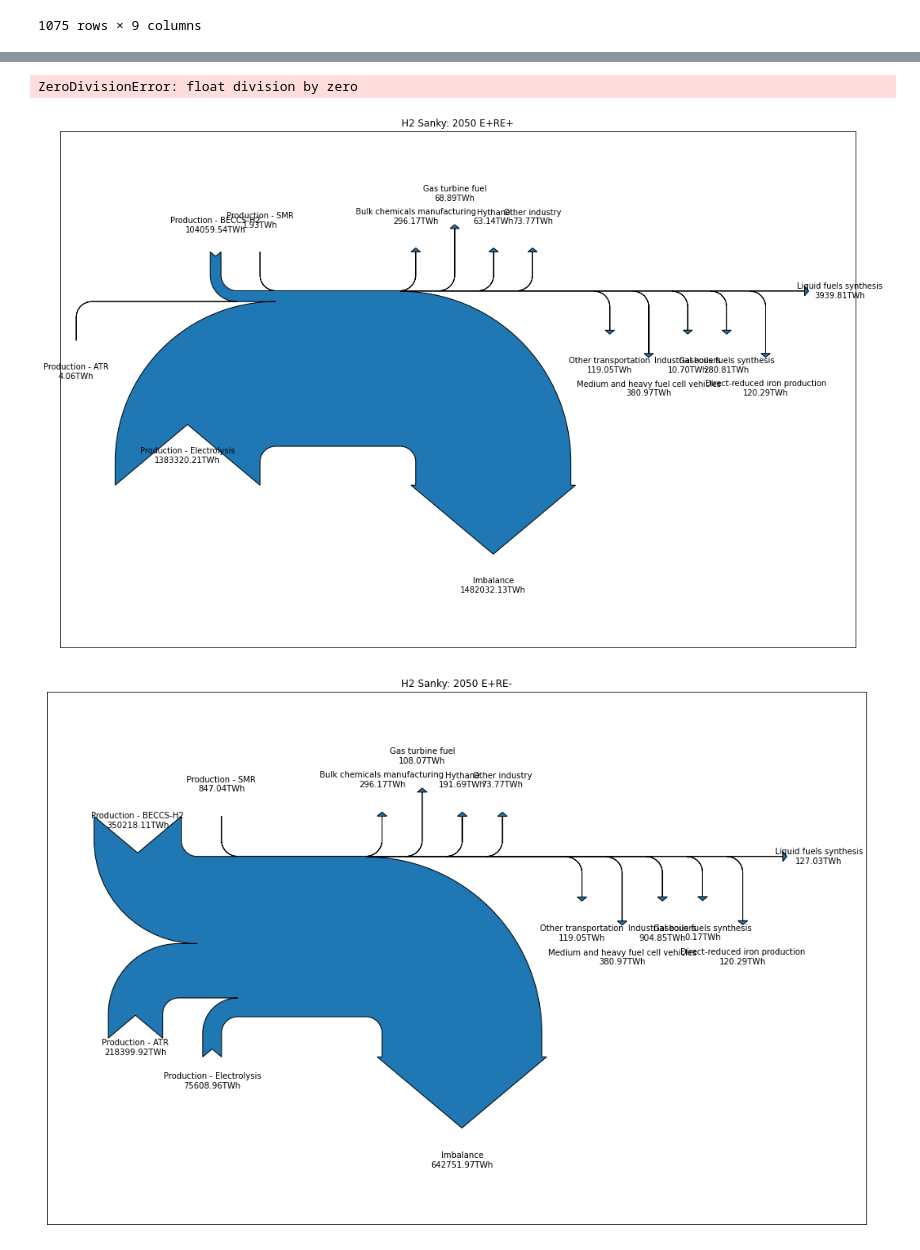
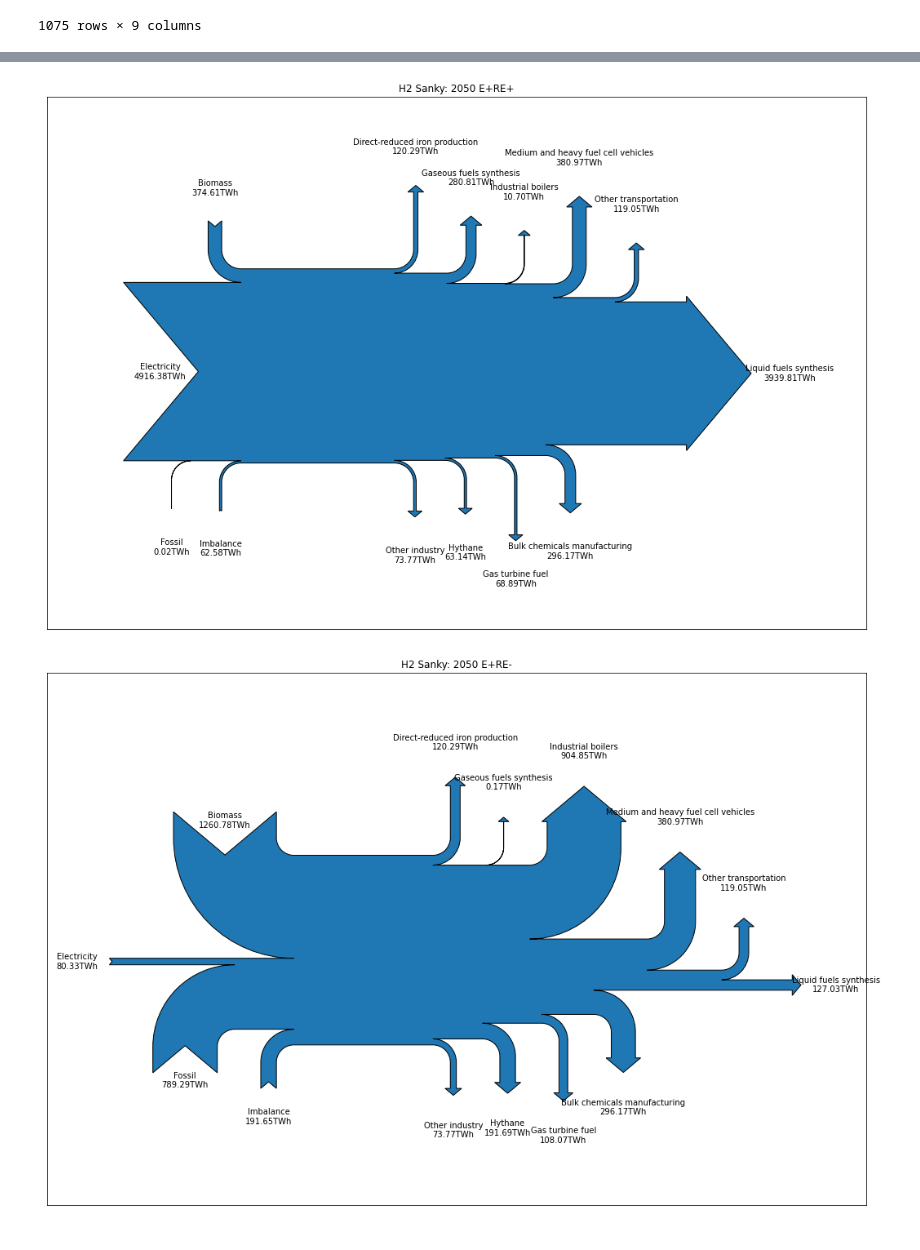
Before and after one commit to truggles/nca5_mitigation, a Jupyter notebook: PNZA_Sankys.ipynb, the cells around one changed output, grey strips where cells are left out. Saved outputs shown, nothing was run; the diff lists cells and outputs as text; code cells hidden in the pictures.

```diff
--- a/PNZA_Sankys.ipynb
+++ b/PNZA_Sankys.ipynb
@@ -39,7 +39,7 @@ df20
 def sanky(year=2050, scenario='E+RE+'):
 
     print(f"\n\n{year}: {scenario}")
-    df = pd.read_csv(f'nzap-data-{year}.csv')
+    df = pd.read_csv(f'data/nzap-data-{year}.csv')
 
     df = df[ df['scenario'] == scenario]
 
@@ -64,10 +64,11 @@ def sanky(year=2050, scenario='E+RE+'):
         if np.isnan(value):
             continue
         if 'Hydrogen' in fl2:
+            print(f"{idx}, {fl2}, {fl3}, {var_name}, {value} {unit}/1000")
             #or 'h2' in var_name or 'H2' in var_name or 'hydrogen' in var_name or 'Hydrogen' in var_name:
             #print(df.loc[idx])
-            if 'Production' in fl3:
-            #if 'By source' in fl3:
+            #if 'Production' in fl3:
+            if 'By source' in fl3:
                 val = value * GWh_per_PJ
                 flows.append(val)
                 tot += val
@@ -117,7 +118,7 @@ def sanky(year=2050, scenario='E+RE+'):
         orientations=orientations,
         pathlengths=pathlengths).finish()
     plt.title(f"H2 Sanky: {year} {scenario}")
-    plt.savefig(f"{year}_{scenario}.png")
+    plt.savefig(f"plots/{year}_{scenario}.png")
     return
 
 
@@ -145,3 +146,2 @@ sanky(2020, 'REF')
-ZeroDivisionError: float division by zero
-[figure, old version]
+[figure, new version]
-[figure, old version]
+[figure, new version]
```
Also changed, not shown: parts of 2 cells of this notebook, 1 other file.
